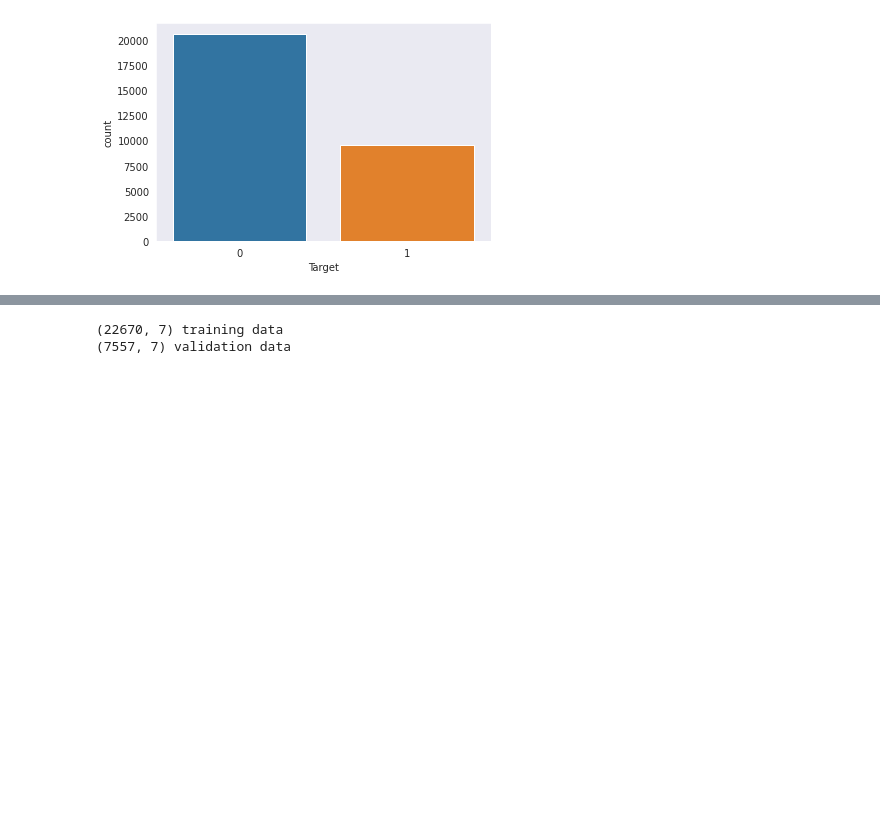
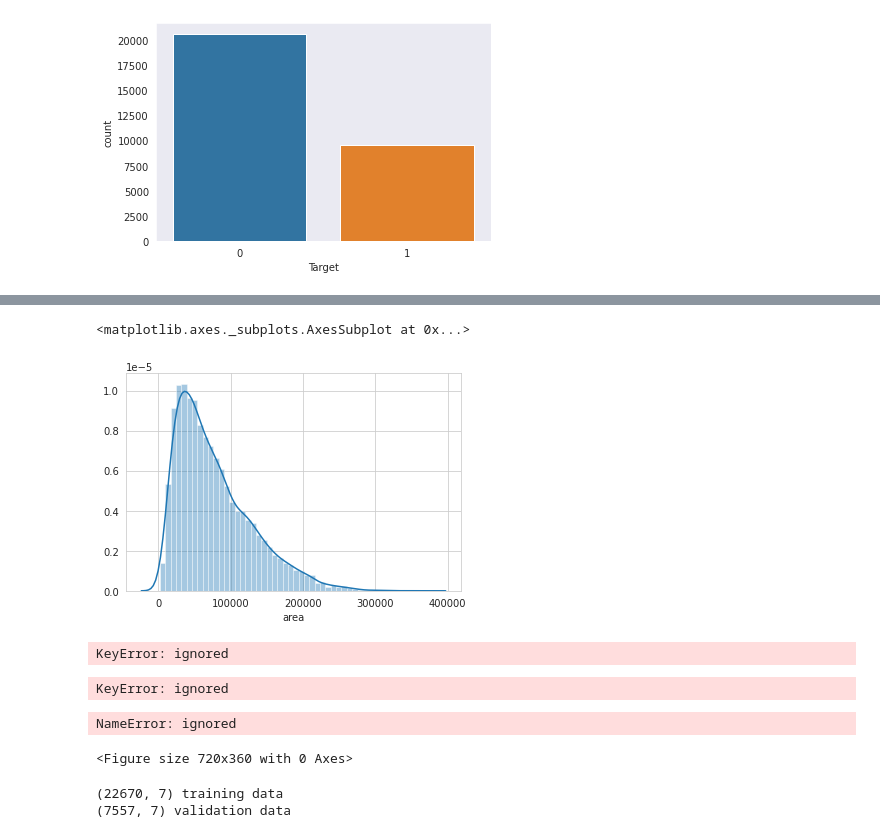
Before and after one commit to arvindhvasu/GL_Pneumonia_Detection, a Jupyter notebook: 09-june-2020.ipynb, the cells around one changed output, grey strips where cells are left out. Cells and saved outputs as stored; diff of their text form; code cells hidden in the pictures; blank space fills up the shorter version.

```diff
--- a/09-june-2020.ipynb
+++ b/09-june-2020.ipynb
@@ -614,3 +638,30 @@ Name: Target, dtype: int64
+# %%
+#Create a new column 'area' to capture of area of bounding boxes
+df_Train_Class_pic['area'] = df_Train_Class_pic['height'] * df_Train_Class_pic['width']
+# %%
+#Distribution of infected areas
+sns.distplot(df_Train_Class_pic['area'])
+# %% [output]
+<matplotlib.axes._subplots.AxesSubplot at 0x...>
+[figure, added]
+# %%
+#as patient_age column has dtype of 'object' therefore converting to 'int64'
+df_Train_Class_pic['patient_age'] = df_Train_Class_pic['patient_age'].astype('int64')
+df_Train_Class_pic.describe(include = 'all')
+# %% [output]
+KeyError: ignored
+# %%
+#Using modulo
+df_Train_Class_pic['patient_age'] = df_Train_Class_pic['patient_age'].apply(lambda x: x % 100 if x > 100 else x)
+# %% [output]
+KeyError: ignored
+# %%
+#Distribution of patient_age
+plt.figure(figsize = (10,5))
+sns.boxplot(data_final['patient_age'])
+# %% [output]
+NameError: ignored
+<Figure size 720x360 with 0 Axes>
 # %%
 from sklearn.model_selection import train_test_split
 df_train, df_val = train_test_split(df_Train_Class_pic, test_size=0.25,
```
Also changed, not shown: parts of 6 cells of this notebook.
